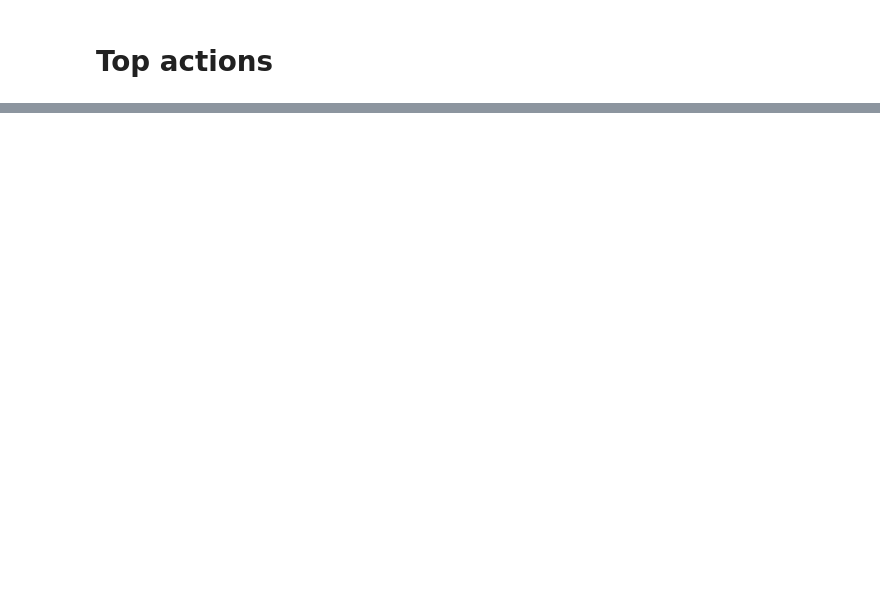
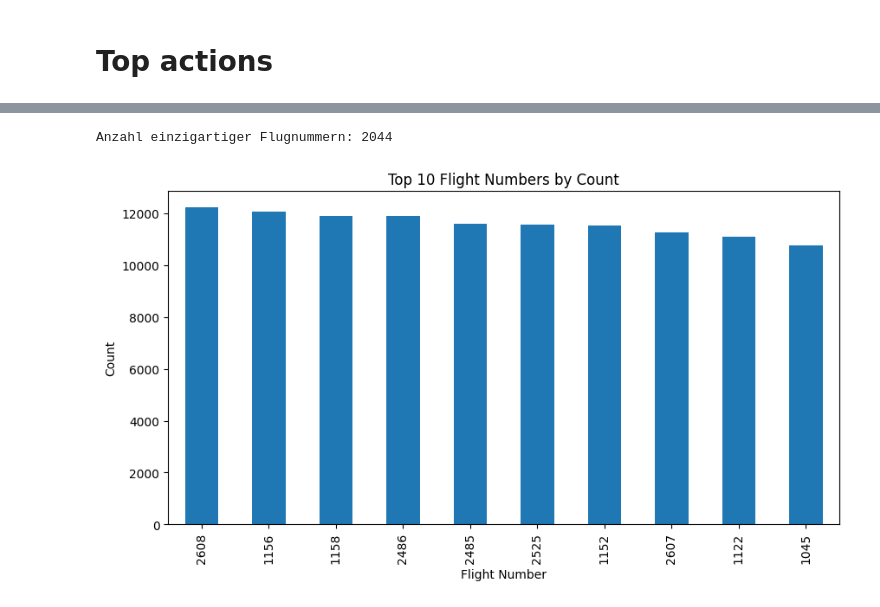
Before and after one commit to aref-hasan/aircraft_load, a Jupyter notebook: visualization/visualization.ipynb, the cells around one changed output, grey strips where cells are left out. Cells and saved outputs as stored; diff of their text form; code cells hidden in the pictures; blank space fills up the shorter version.

```diff
--- a/visualization/visualization.ipynb
+++ b/visualization/visualization.ipynb
@@ -46,0 +215,18 @@ top_actions = df["action_name"].value_counts().to_frame().reset_index()
+# %%
+# count unique flight numbers
+unique_flight_numbers = data['flight_number'].nunique()
+print(f'Anzahl einzigartiger Flugnummern: {unique_flight_numbers}')
+
+# count occurrences of each flight number
+flight_number_counts = data['flight_number'].value_counts()
+
+# plot the top 10 most frequent flight numbers
+plt.figure(figsize=(10, 5))
+flight_number_counts.head(10).plot(kind='bar')
+plt.title('Top 10 Flight Numbers by Count')
+plt.xlabel('Flight Number')
+plt.ylabel('Count')
+plt.show()
+# %% [output]
+Anzahl einzigartiger Flugnummern: 2044
+[figure, added]
```
Also changed, not shown: parts of 33 cells of this notebook, 3 other files.
